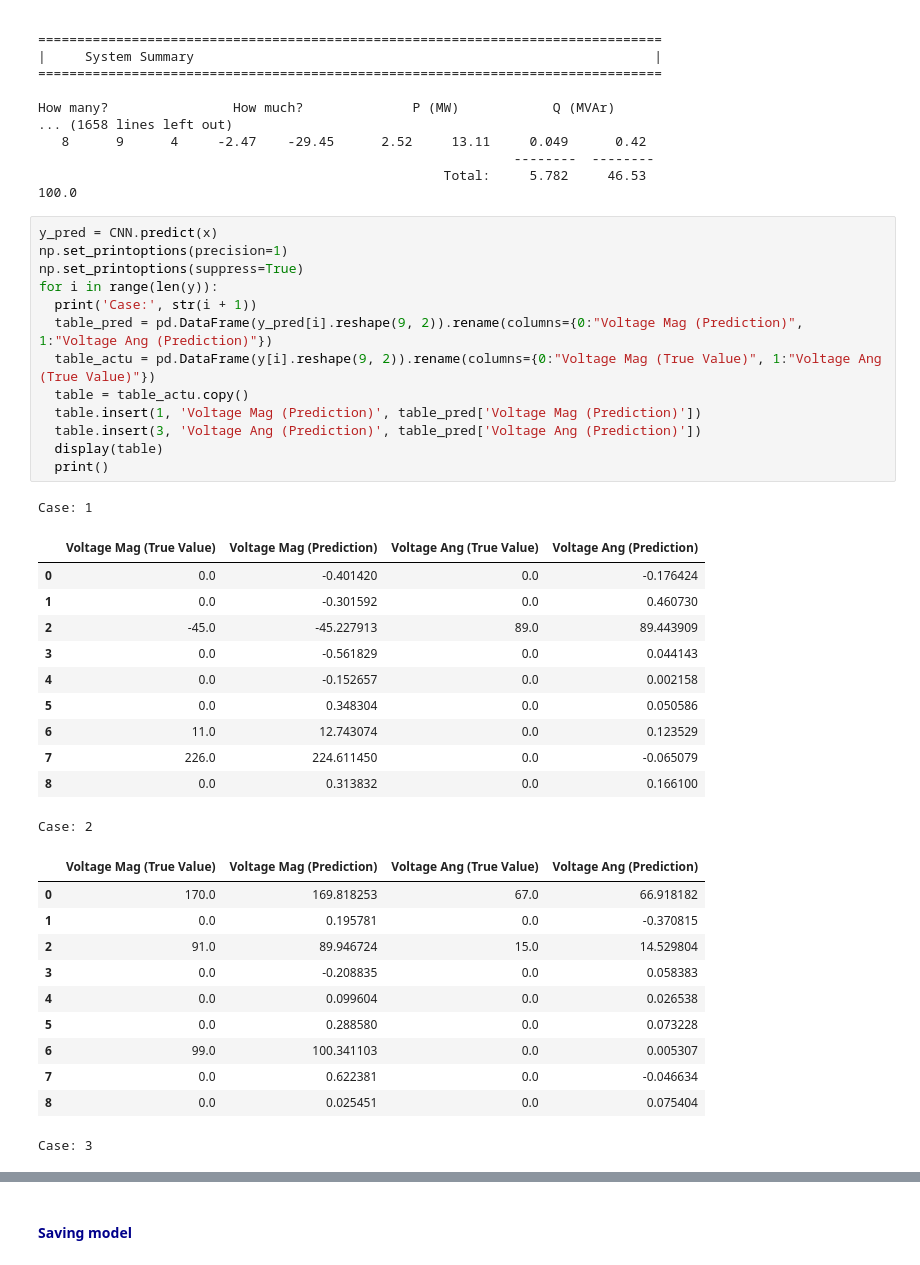
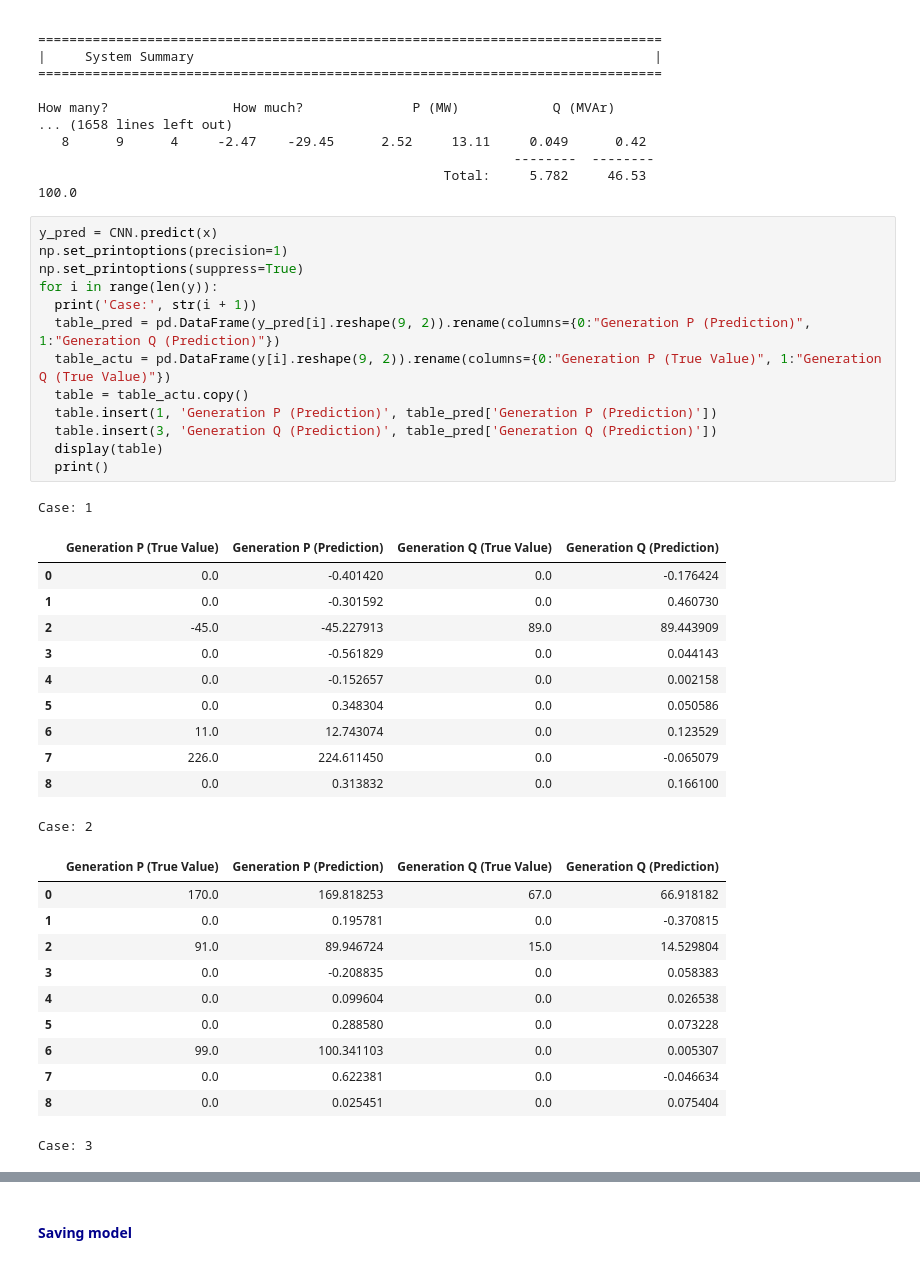
Before and after one commit to morekaccino/research, a Jupyter notebook: Week6/report.ipynb, the cells around one changed output, grey strips where cells are left out. Cells and saved outputs as stored; diff of their text form.

```diff
--- a/Week6/report.ipynb
+++ b/Week6/report.ipynb
@@ -937,19 +937,19 @@ How many?                How much?              P (MW)            Q (MVAr)
 # %%
 y_pred = CNN.predict(x)
 np.set_printoptions(precision=1)
 np.set_printoptions(suppress=True)
 for i in range(len(y)):
   print('Case:', str(i + 1))
-  table_pred = pd.DataFrame(y_pred[i].reshape(9, 2)).rename(columns={0:"Voltage Mag (Prediction)", 1:"Voltage Ang (Prediction)"})
-  table_actu = pd.DataFrame(y[i].reshape(9, 2)).rename(columns={0:"Voltage Mag (True Value)", 1:"Voltage Ang (True Value)"})
+  table_pred = pd.DataFrame(y_pred[i].reshape(9, 2)).rename(columns={0:"Generation P (Prediction)", 1:"Generation Q (Prediction)"})
+  table_actu = pd.DataFrame(y[i].reshape(9, 2)).rename(columns={0:"Generation P (True Value)", 1:"Generation Q (True Value)"})
   table = table_actu.copy()
-  table.insert(1, 'Voltage Mag (Prediction)', table_pred['Voltage Mag (Prediction)'])
-  table.insert(3, 'Voltage Ang (Prediction)', table_pred['Voltage Ang (Prediction)'])
+  table.insert(1, 'Generation P (Prediction)', table_pred['Generation P (Prediction)'])
+  table.insert(3, 'Generation Q (Prediction)', table_pred['Generation Q (Prediction)'])
   display(table)
   print()
 # %% [output]
 Case: 1
-|  | Voltage Mag (True Value) | Voltage Mag (Prediction) | Voltage Ang (True Value) | Voltage Ang (Prediction) |
+|  | Generation P (True Value) | Generation P (Prediction) | Generation Q (True Value) | Generation Q (Prediction) |
 | 0 | 0.0 | -0.401420 | 0.0 | -0.176424 |
 | 1 | 0.0 | -0.301592 | 0.0 | 0.460730 |
 | 2 | -45.0 | -45.227913 | 89.0 | 89.443909 |
@@ -960,7 +960,7 @@ Case: 1
 | 7 | 226.0 | 224.611450 | 0.0 | -0.065079 |
 | 8 | 0.0 | 0.313832 | 0.0 | 0.166100 |
 Case: 2
-|  | Voltage Mag (True Value) | Voltage Mag (Prediction) | Voltage Ang (True Value) | Voltage Ang (Prediction) |
+|  | Generation P (True Value) | Generation P (Prediction) | Generation Q (True Value) | Generation Q (Prediction) |
 | 0 | 170.0 | 169.818253 | 67.0 | 66.918182 |
 | 1 | 0.0 | 0.195781 | 0.0 | -0.370815 |
 | 2 | 91.0 | 89.946724 | 15.0 | 14.529804 |
```
Also changed, not shown: parts of 1 cell of this notebook.
